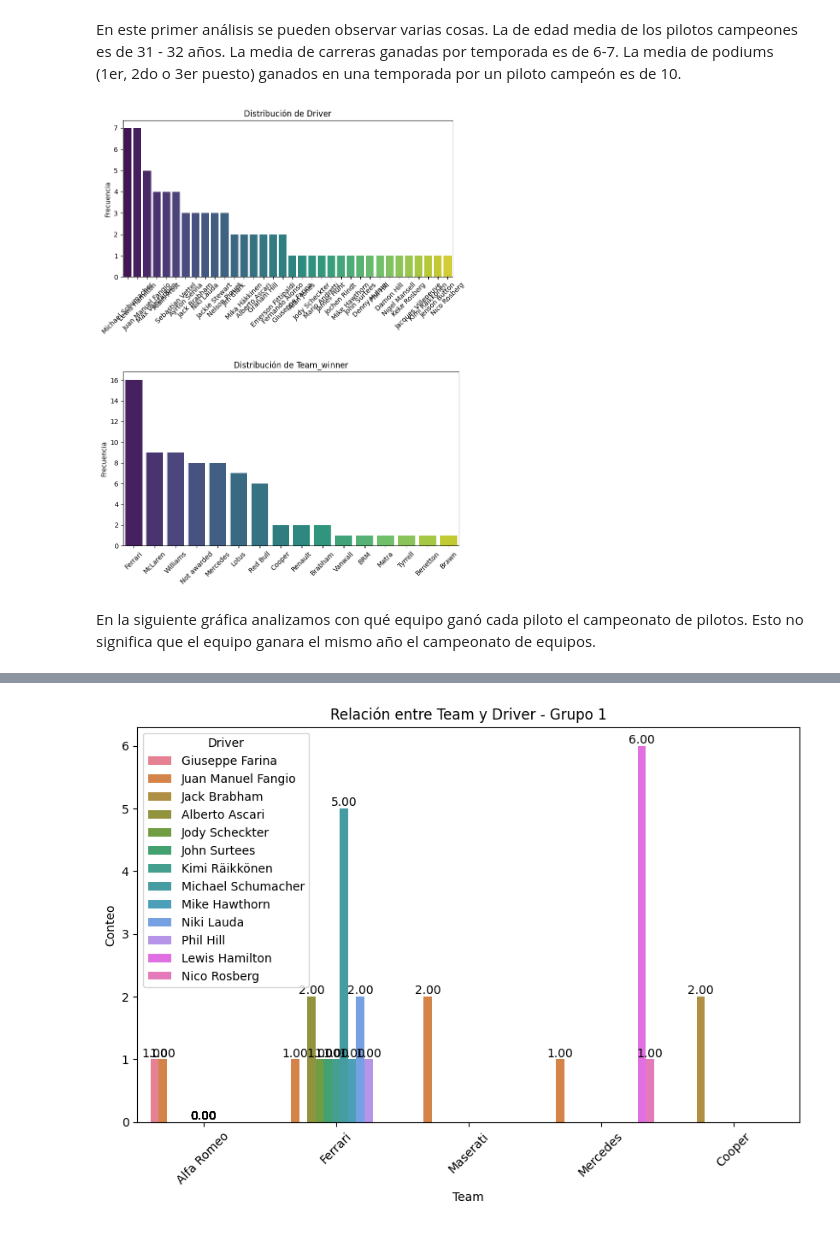
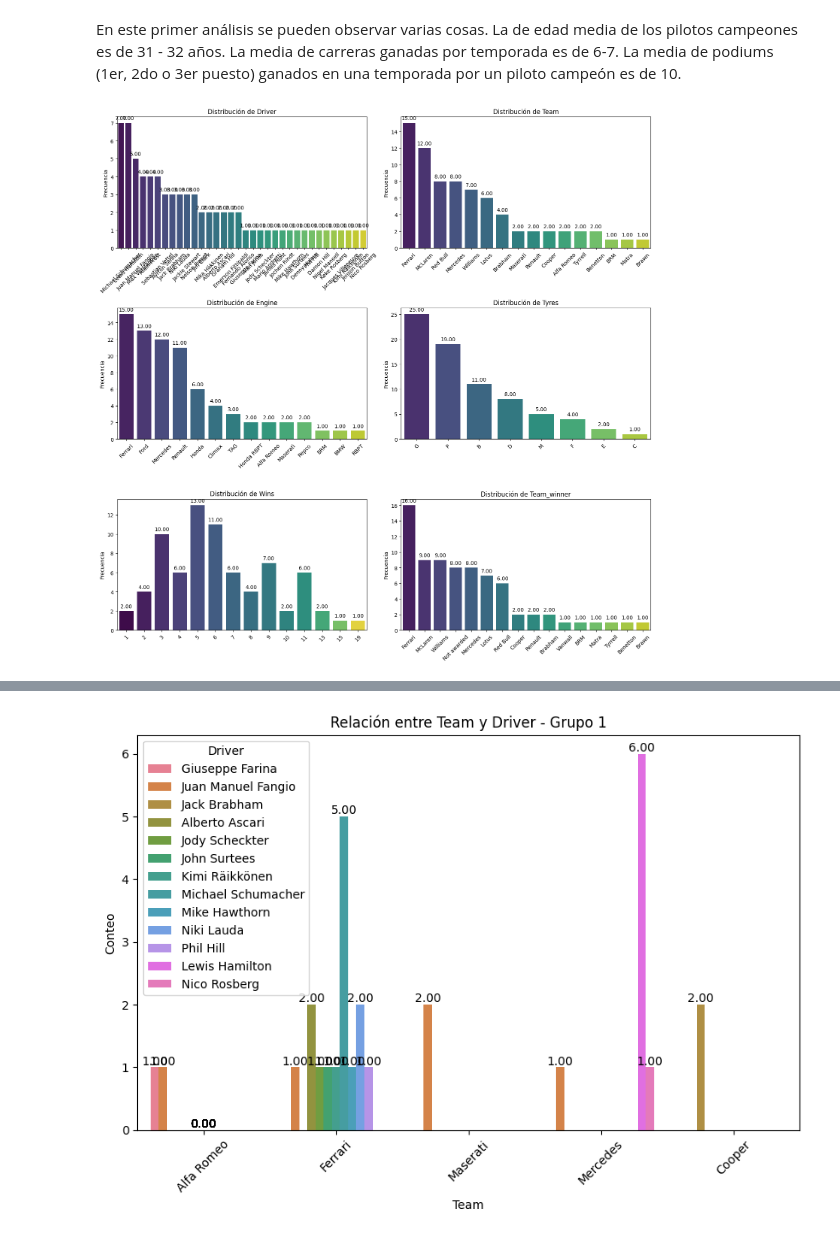
Before and after one commit to jacobo010/EDA_F1_Analysis, a Jupyter notebook: src/notebooks/segundo_notebook.ipynb, the cells around one changed output, grey strips where cells are left out. Cells and saved outputs as stored; diff of their text form; code cells hidden in the pictures.

```diff
--- a/src/notebooks/segundo_notebook.ipynb
+++ b/src/notebooks/segundo_notebook.ipynb
@@ -131,13 +134,8 @@ df_temporadas_f1.describe()
 | max | 2024.000000 | 46.000000 | 15.000000 | 19.000000 | 21.000000 | 10.000000 | 575.000000 | 6.000000 |
 # %% [markdown]
 En este primer análisis se pueden observar varias cosas. La de edad media de los pilotos campeones es de 31 - 32 años. La media de carreras ganadas por temporada es de 6-7. La media de podiums (1er, 2do o 3er puesto) ganados en una temporada por un piloto campeón es de 10.
-# %%
-pinta_distribucion_categoricas(df_temporadas_f1, ["Driver"])
-# %% [output]
-[figure, removed]
-# %%
-pinta_distribucion_categoricas(df_temporadas_f1, ["Team_winner"] )
-# %% [output]
-[figure, removed]
-# %% [markdown]
-En la siguiente gráfica analizamos con qué equipo ganó cada piloto el campeonato de pilotos. Esto no significa que el equipo ganara el mismo año el campeonato de equipos.
+# %%
+categoricas_temporadas = ["Driver","Team","Engine","Tyres","Wins","Team_winner"]
+pinta_distribucion_categoricas(df_temporadas_f1, categoricas_temporadas, mostrar_valores=True)
+# %% [output]
+[figure, added]
```
Also changed, not shown: parts of 23 cells of this notebook.
